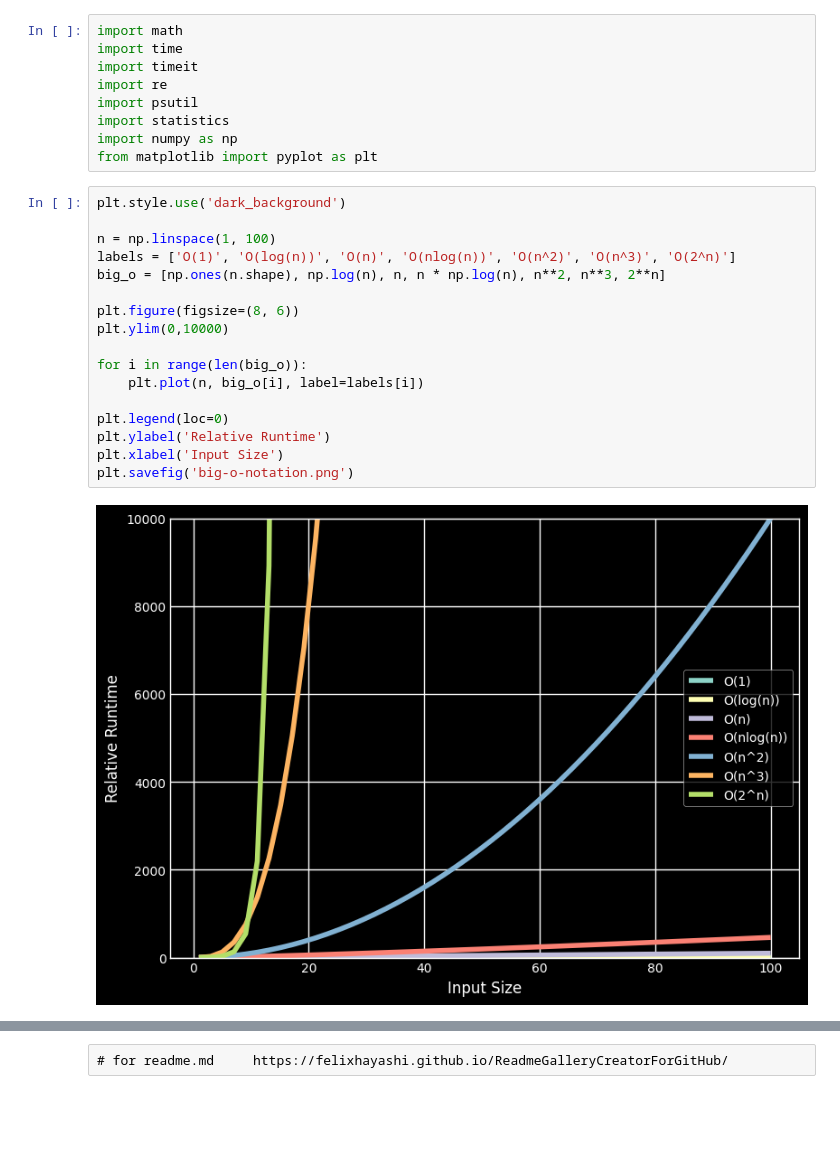
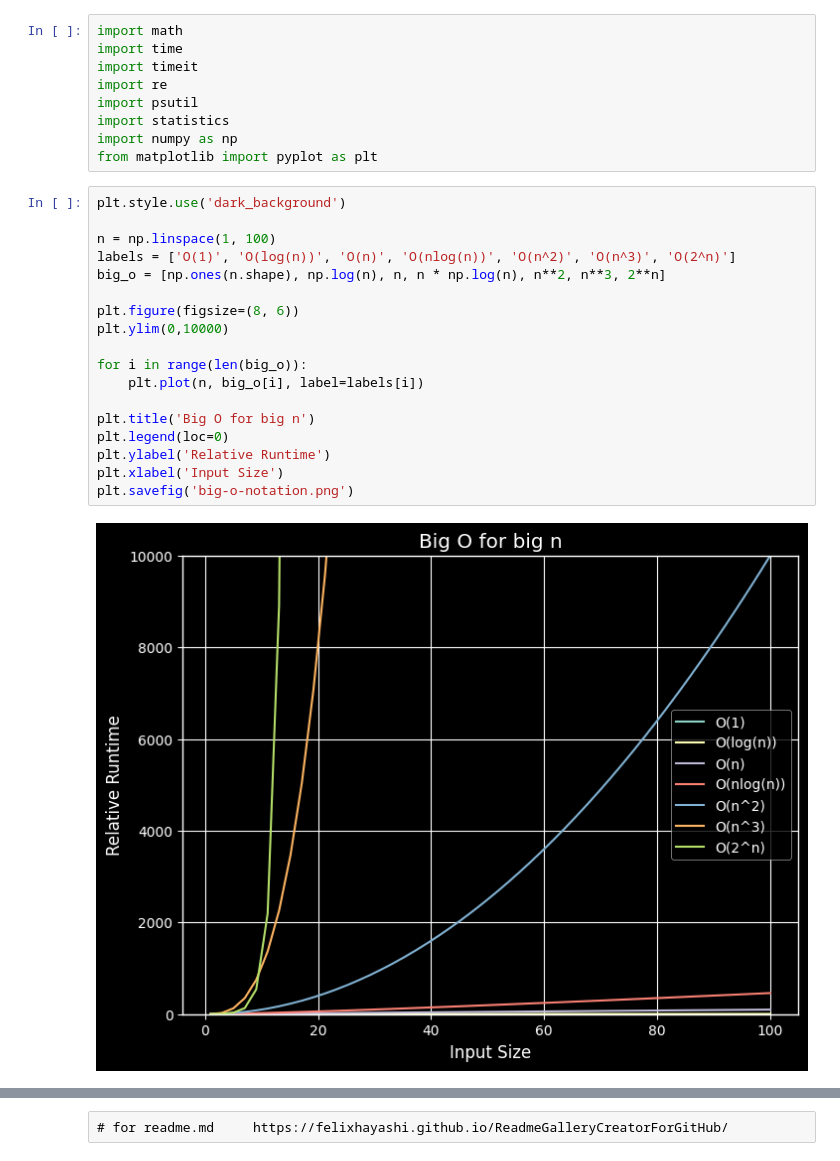
Before and after one commit to mArcinUci/project_time_complexity_dp_for_while_recur, a Jupyter notebook: time_complexity.ipynb, the cells around one changed output, grey strips where cells are left out. Saved outputs shown, nothing was run; the diff lists cells and outputs as text; blank space fills up the shorter version.

```diff
--- a/time_complexity.ipynb
+++ b/time_complexity.ipynb
@@ -12,22 +12,23 @@ from matplotlib import pyplot as plt
 # %%
 plt.style.use('dark_background')
 
 n = np.linspace(1, 100)
 labels = ['O(1)', 'O(log(n))', 'O(n)', 'O(nlog(n))', 'O(n^2)', 'O(n^3)', 'O(2^n)']
 big_o = [np.ones(n.shape), np.log(n), n, n * np.log(n), n**2, n**3, 2**n]
 
 plt.figure(figsize=(8, 6))
 plt.ylim(0,10000)
 
 for i in range(len(big_o)):
     plt.plot(n, big_o[i], label=labels[i])
 
+plt.title('Big O for big n')
 plt.legend(loc=0)
 plt.ylabel('Relative Runtime')
 plt.xlabel('Input Size')
 plt.savefig('big-o-notation.png')
 # %% [output]
-[figure, old version]
+[figure, new version]
 # %%
 plt.style.use('dark_background')
 
```
Also changed, not shown: parts of 37 cells of this notebook.
